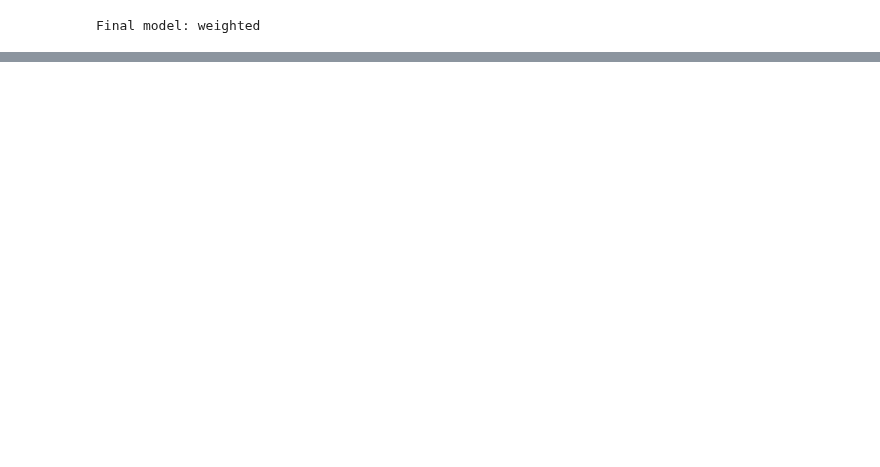
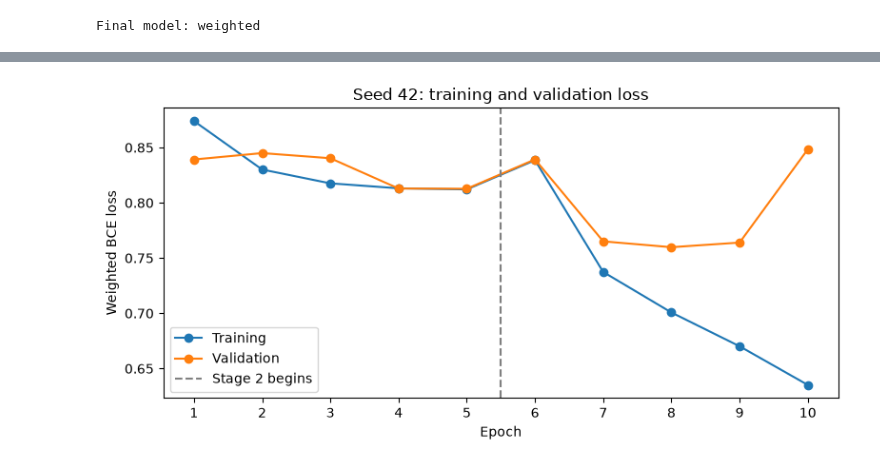
Before and after one commit to blackeyh/medical_imaging_assginment1, a Jupyter notebook: 25011143_ENG2440_A1.ipynb, the cells around one changed output, grey strips where cells are left out. Cells and saved outputs as stored; diff of their text form; code cells hidden in the pictures; blank space fills up the shorter version.

```diff
--- a/25011143_ENG2440_A1.ipynb
+++ b/25011143_ENG2440_A1.ipynb
@@ -898,0 +1326,32 @@ KeyboardInterrupt:
+# %%
+
+
+stage1 = pd.read_csv("outputs/seed42_stage1_history.csv")
+stage2 = pd.read_csv("outputs/seed42_stage2_history.csv")
+
+history = pd.concat([stage1, stage2], ignore_index=True)
+epochs = range(1, len(history) + 1)
+
+plt.figure(figsize=(8, 4))
+
+plt.plot(epochs, history["train_loss"], marker="o", label="Training")
+plt.plot(epochs, history["val_loss"], marker="o", label="Validation")
+
+plt.axvline(
+    len(stage1) + 0.5,
+    color="gray",
+    linestyle="--",
+    label="Stage 2 begins"
+)
+
+plt.xlabel("Epoch")
+plt.ylabel("Weighted BCE loss")
+plt.title("Seed 42: training and validation loss")
+plt.xticks(epochs)
+plt.legend()
+plt.tight_layout()
+
+plt.savefig("outputs/seed42_loss_curves.png", dpi=300)
+plt.show()
+# %% [output]
+[figure, added]
```
Also changed, not shown: parts of 54 cells of this notebook.
